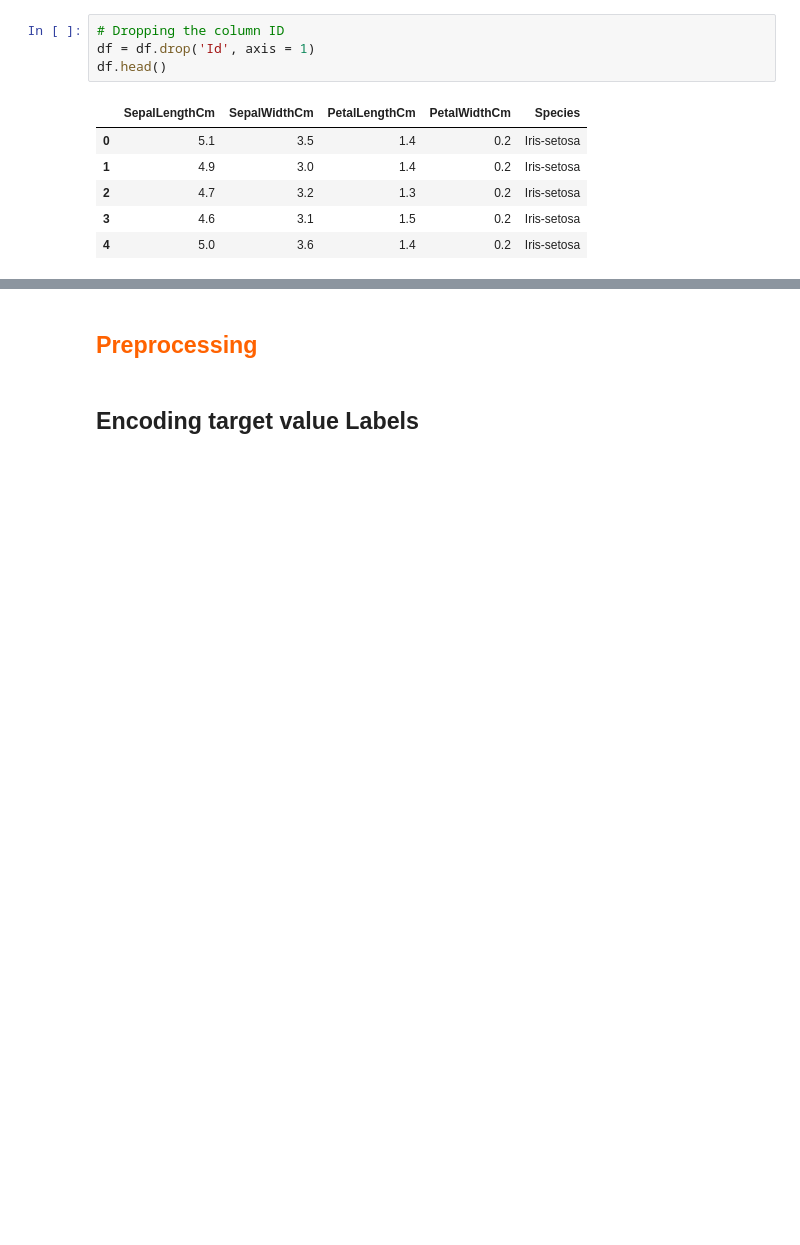
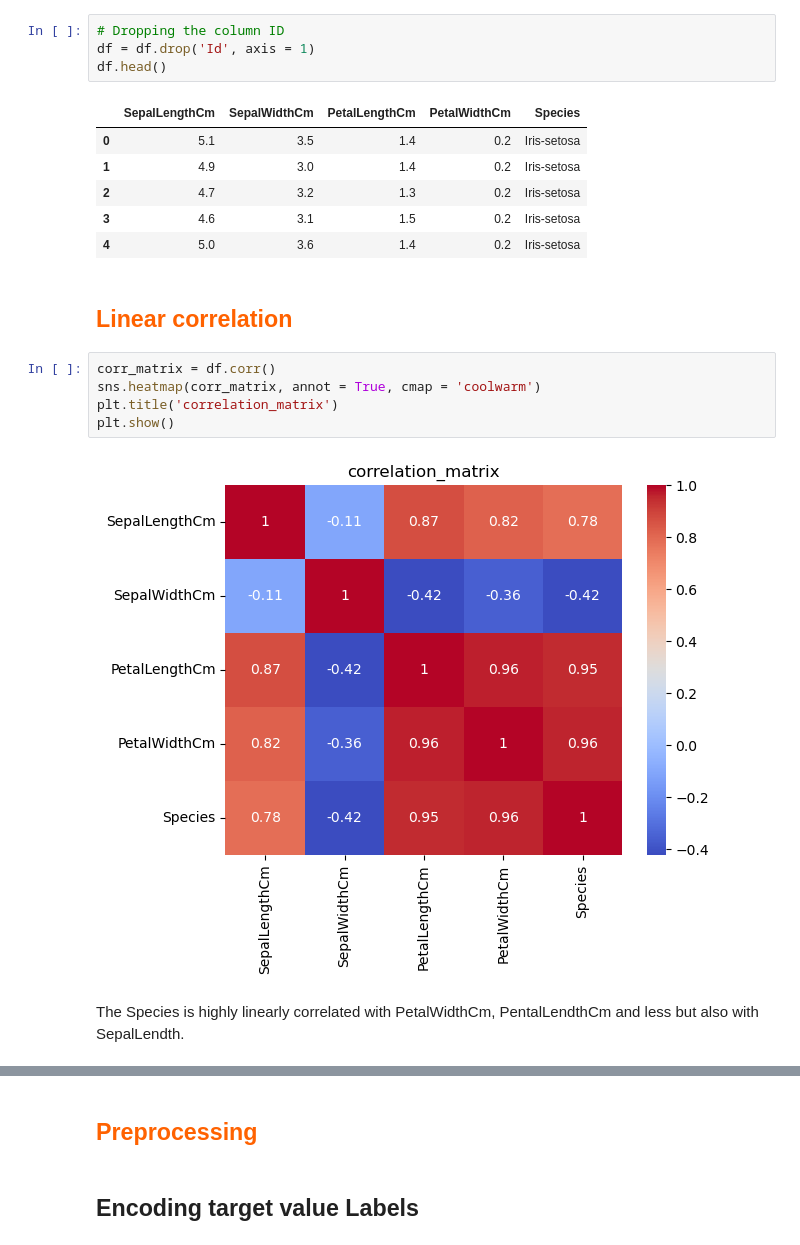
Before and after one commit to OsirisYetna/Data_science_basics, a Jupyter notebook: iris_analysis.ipynb, the cells around one changed output, grey strips where cells are left out. Drawn from its saved outputs; the diff is of its cells as text; blank space fills up the shorter version.

```diff
--- a/iris_analysis.ipynb
+++ b/iris_analysis.ipynb
@@ -110,3 +110,15 @@ df.head()
 | 2 | 4.7 | 3.2 | 1.3 | 0.2 | Iris-setosa |
 | 3 | 4.6 | 3.1 | 1.5 | 0.2 | Iris-setosa |
 | 4 | 5.0 | 3.6 | 1.4 | 0.2 | Iris-setosa |
+# %% [markdown]
+<a id="libraries"></a>
+## <b><span style='color:#ff6200'> Linear correlation </span></b>
+# %%
+corr_matrix = df.corr()
+sns.heatmap(corr_matrix, annot = True, cmap = 'coolwarm')
+plt.title('correlation_matrix')
+plt.show()
+# %% [output]
+[figure, added]
+# %% [markdown]
+The Species is highly linearly correlated with PetalWidthCm, PentalLendthCm and less but also with SepalLendth.
```
Also changed, not shown: parts of 21 cells of this notebook.
